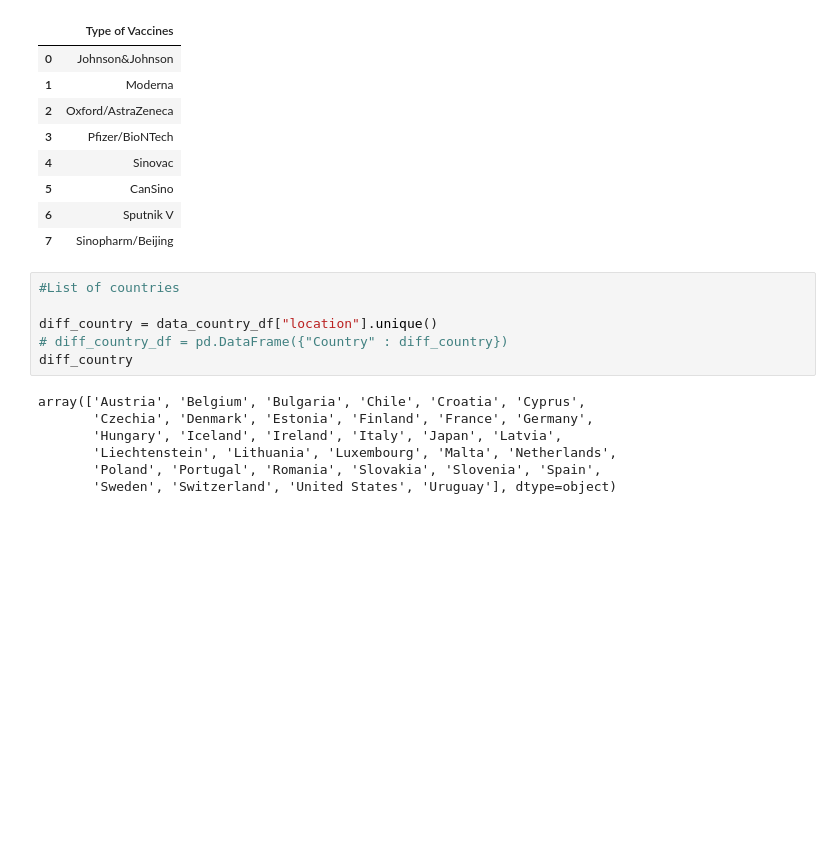
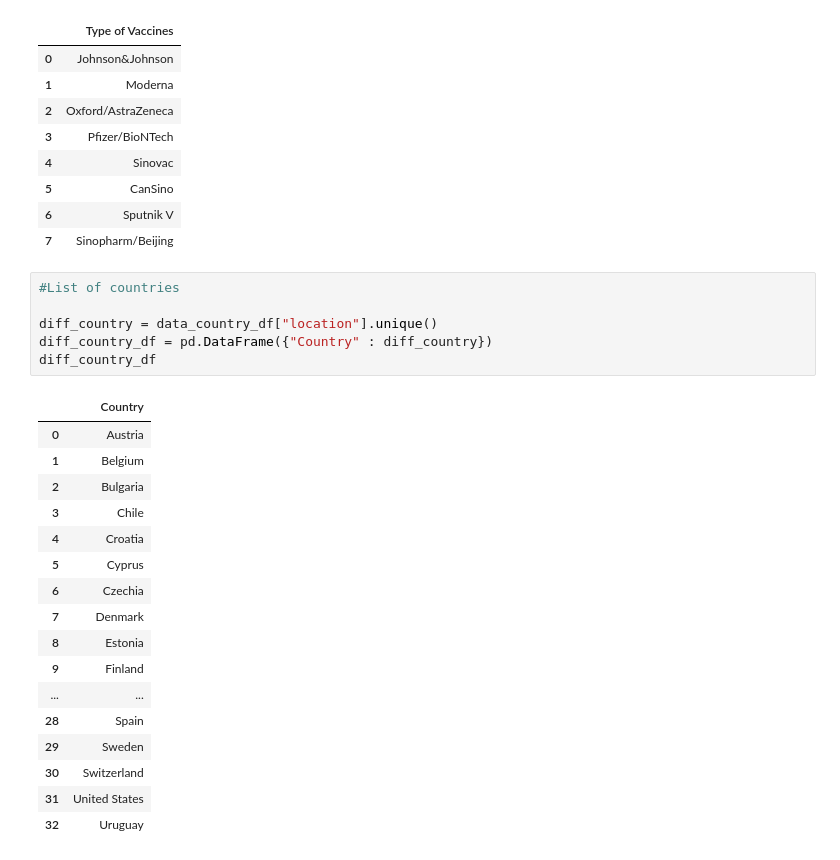
Before and after one commit to hanapadua/teamprovaccine, a Jupyter notebook: cleaning_data.ipynb, the cells around one changed output. Saved outputs shown, nothing was run; the diff lists cells and outputs as text; blank space fills up the shorter version.

```diff
--- a/cleaning_data.ipynb
+++ b/cleaning_data.ipynb
@@ -44,16 +45,27 @@ diff_vaccines_df
 # %%
 #List of countries
 
 diff_country = data_country_df["location"].unique()
-# diff_country_df = pd.DataFrame({"Country" : diff_country})
-diff_country
+diff_country_df = pd.DataFrame({"Country" : diff_country})
+diff_country_df
 # %% [output]
-array(['Austria', 'Belgium', 'Bulgaria', 'Chile', 'Croatia', 'Cyprus',
-       'Czechia', 'Denmark', 'Estonia', 'Finland', 'France', 'Germany',
-       'Hungary', 'Iceland', 'Ireland', 'Italy', 'Japan', 'Latvia',
-       'Liechtenstein', 'Lithuania', 'Luxembourg', 'Malta', 'Netherlands',
-       'Poland', 'Portugal', 'Romania', 'Slovakia', 'Slovenia', 'Spain',
-       'Sweden', 'Switzerland', 'United States', 'Uruguay'], dtype=object)
+|  | Country |
+| 0 | Austria |
+| 1 | Belgium |
+| 2 | Bulgaria |
+| 3 | Chile |
+| 4 | Croatia |
+| 5 | Cyprus |
+| 6 | Czechia |
+| 7 | Denmark |
+| 8 | Estonia |
+| 9 | Finland |
+| ... | ... |
+| 28 | Spain |
+| 29 | Sweden |
+| 30 | Switzerland |
+| 31 | United States |
+| 32 | Uruguay |
 # %%
 # Vaccinations administered by Country
 vaccine_by_country = data_country_df.groupby(["location", "vaccine"])["total_vaccinations"].sum()
```
Also changed, not shown: parts of 10 cells of this notebook.
